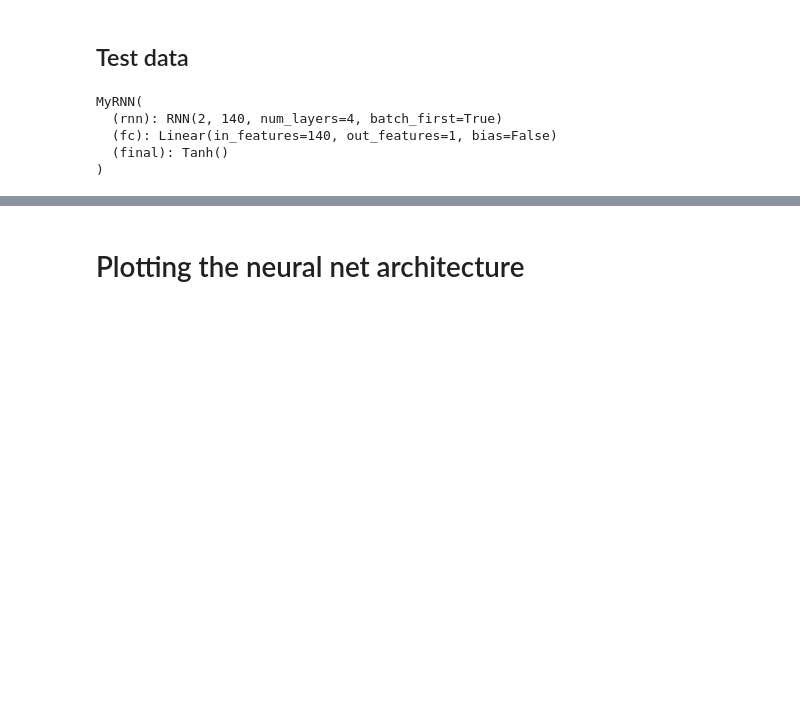
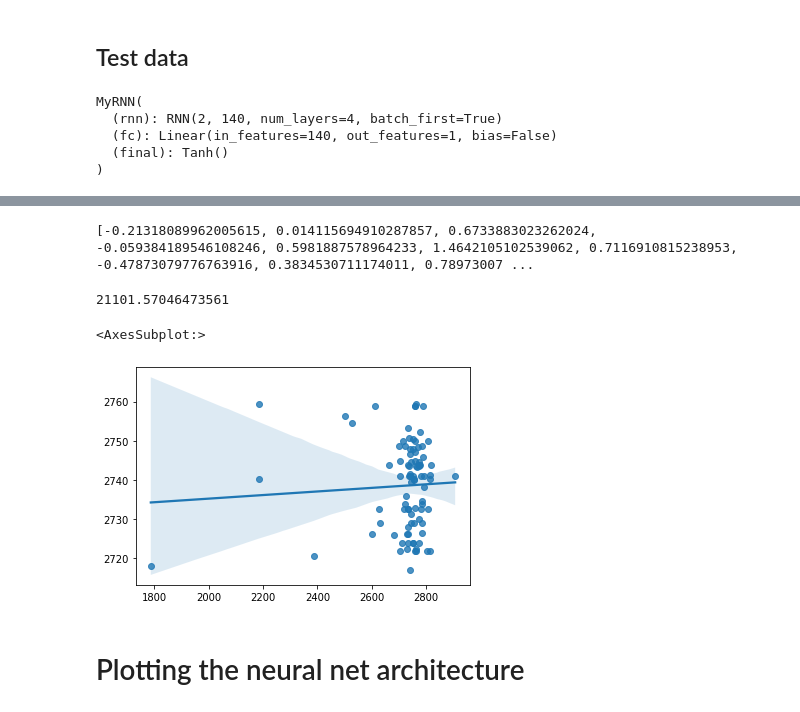
Before and after one commit to ktadgh/Classical-Chess-Predictions, a Jupyter notebook: NeuralNet.ipynb, the cells around one changed output, grey strips where cells are left out. Saved outputs shown, nothing was run; the diff lists cells and outputs as text; code cells hidden in the pictures; blank space fills up the shorter version.

```diff
--- a/NeuralNet.ipynb
+++ b/NeuralNet.ipynb
@@ -501,0 +550,17 @@ plt.scatter(elos,outputs, alpha = 1)
+# %%
+print(elos)
+# %% [output]
+[-0.21318089962005615, 0.014115694910287857, 0.6733883023262024, -0.059384189546108246, 0.5981887578964233, 1.4642105102539062, 0.7116910815238953, -0.47873079776763916, 0.3834530711174011, 0.78973007 ...
+# %%
+elos = np.array(elos)
+elos = np.reshape(elos, (len(elos),1))
+
+outputs = np.array(outputs)
+outputs = np.reshape(outputs, (len(outputs),1))
+# %%
+elos = welopt.inverse_transform(elos)
+outputs = welopt.inverse_transform(outputs)
+# %%
+print(mean_squared_error(elos,outputs))
+# %% [output]
+21101.57046473561
@@ -502,3 +569,8 @@ plt.scatter(elos,outputs, alpha = 1)
+# %%
+sns.regplot(elos,outputs)
+# %% [output]
+<AxesSubplot:>
+[figure, added]
 # %% [markdown]
 # Plotting the neural net architecture
 # %%
```
Also changed, not shown: parts of 16 cells of this notebook, 1 other file.
